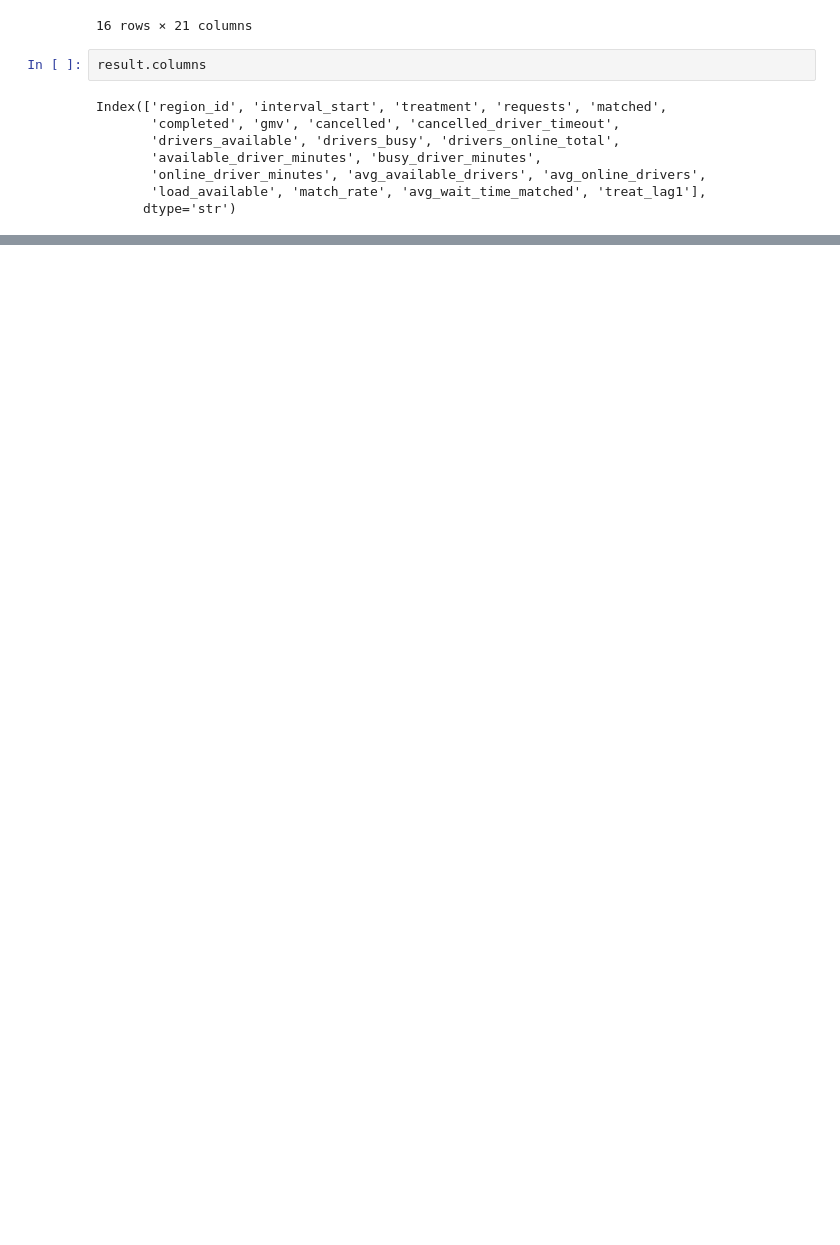
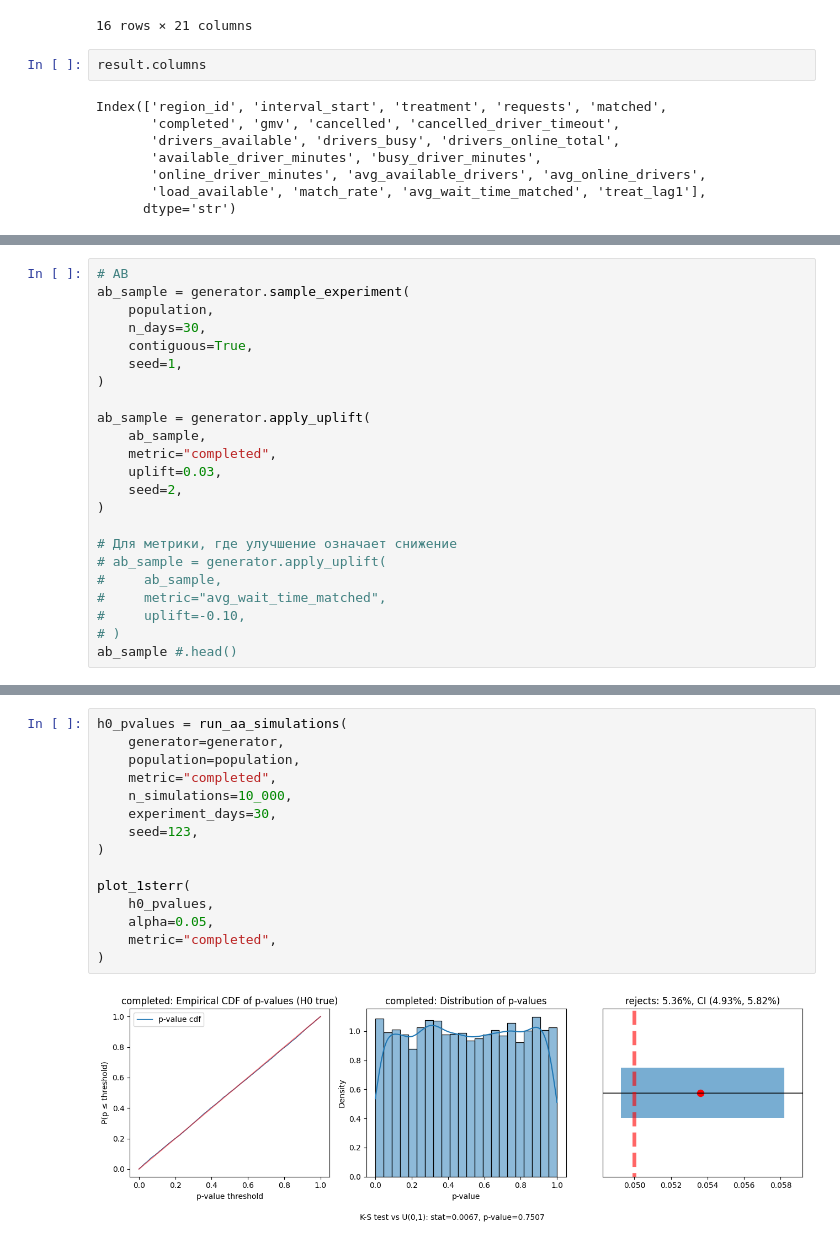
Before and after one commit to ekomissarov/sutva-tsm, a Jupyter notebook: tsm_events_aggregation.ipynb, the cells around one changed output, grey strips where cells are left out. Drawn from its saved outputs; the diff is of its cells as text; blank space fills up the shorter version.

Commit message:
switchback with data aggregation ftom events tables & AA AB simulations

```diff
--- a/tsm_events_aggregation.ipynb
+++ b/tsm_events_aggregation.ipynb
@@ -2432,0 +3613,23 @@ Index(['region_id', 'interval_start', 'treatment', 'requests', 'matched',
+# %%
+# AB
+ab_sample = generator.sample_experiment(
+    population,
+    n_days=30,
+    contiguous=True,
+    seed=1,
+)
+
+ab_sample = generator.apply_uplift(
+    ab_sample,
+    metric="completed",
+    uplift=0.03,
+    seed=2,
+)
+
+# Для метрики, где улучшение означает снижение
+# ab_sample = generator.apply_uplift(
+#     ab_sample,
+#     metric="avg_wait_time_matched",
+#     uplift=-0.10,
+# )
+ab_sample #.head()
@@ -2432,0 +3849,17 @@ Index(['region_id', 'interval_start', 'treatment', 'requests', 'matched',
+# %%
+h0_pvalues = run_aa_simulations(
+    generator=generator,
+    population=population,
+    metric="completed",
+    n_simulations=10_000,
+    experiment_days=30,
+    seed=123,
+)
+
+plot_1sterr(
+    h0_pvalues,
+    alpha=0.05,
+    metric="completed",
+)
+# %% [output]
+[figure, added]
```
Also changed, not shown: parts of 21 cells of this notebook.
